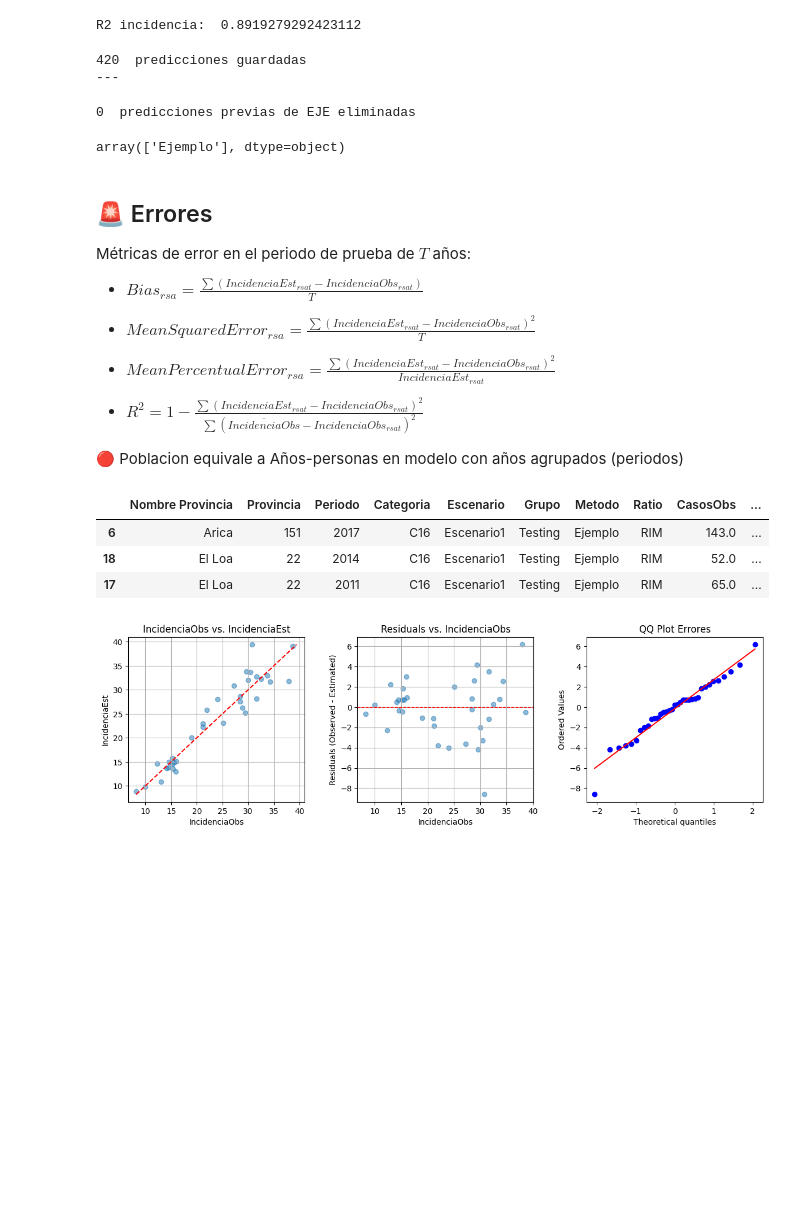
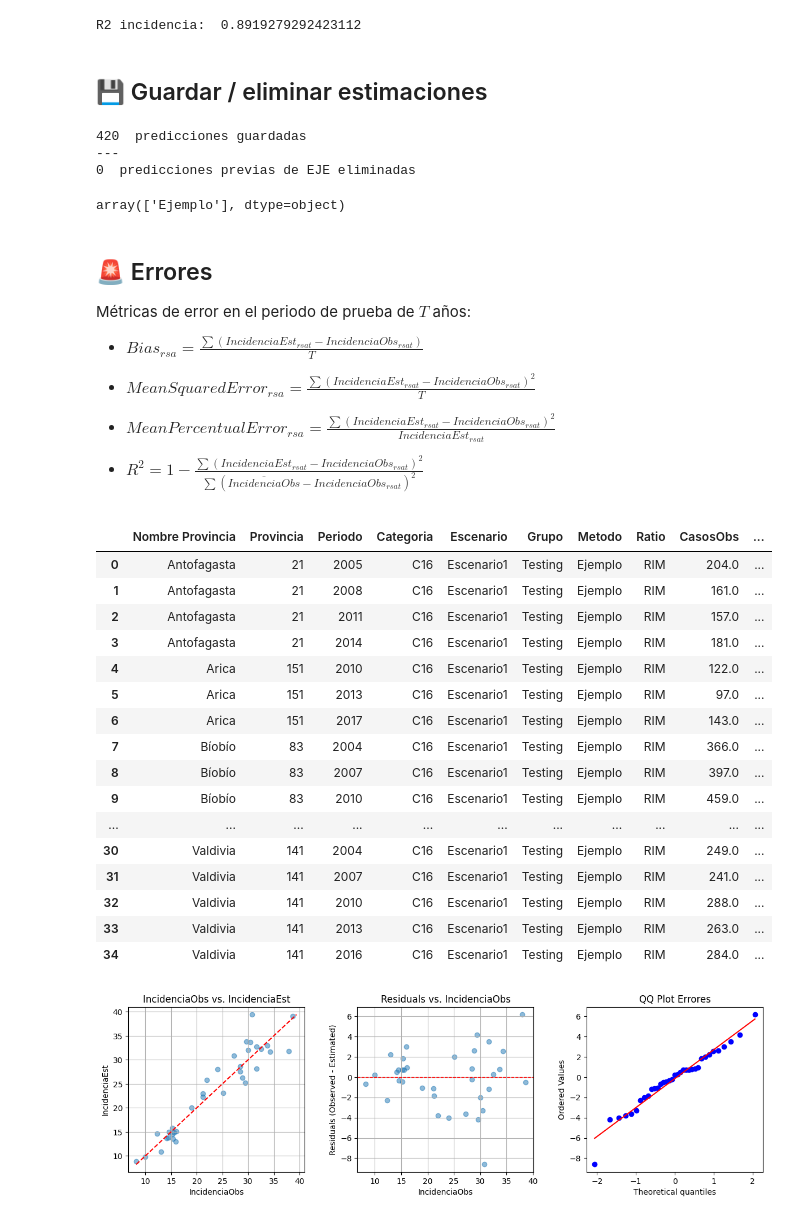
Before and after one commit to rlagosb/GastricCancerIncidence, a Jupyter notebook: 2_Methods_Evaluation.ipynb, the cells around one changed output. Saved outputs shown, nothing was run; the diff lists cells and outputs as text; code cells hidden in the pictures; blank space fills up the shorter version.

```diff
--- a/2_Methods_Evaluation.ipynb
+++ b/2_Methods_Evaluation.ipynb
@@ -357,8 +419,10 @@ plot_incidencia_proyectada(dataInc)
 # %% [output]
 [interactive output not drawn]
 R2 incidencia:  0.8919279292423112
+# %% [markdown]
+## 💾 Guardar / eliminar estimaciones
 # %%
-# @title Guardar Proyecciones
+# Guardar proyecciones del grupo de testing
 
 def guardar_proyecciones(data, RangoEdad, nombreMetodo, **kwargs):
 
@@ -380,25 +444,21 @@ def guardar_proyecciones(data, RangoEdad, nombreMetodo, **kwargs):
   print(predicciones[(predicciones.Metodo==nombreMetodo)&(predicciones.Escenario==data.Escenario.iloc[0])].shape[0],
         ' predicciones guardadas\n---')
 
+def remove_metodo(nombreMetodo):
+  df = pd.read_parquet(path_output + predicciones_file)
+  n = df[df.Metodo==nombreMetodo].shape[0]
+  df = df[df.Metodo != nombreMetodo]
+  print(n, f' predicciones previas de {nombreMetodo} eliminadas\n')
+  df.to_parquet(path_output + predicciones_file)
+  return df.Metodo.unique() #df[['Metodo','Ratio','Escenario']].value_counts(dropna=False,sort=False)
+
 guardar_proyecciones(dataInc, 'RangoEdad4080', nombreMetodo='Ejemplo')
+remove_metodo('EJE')
 # %% [output]
 420  predicciones guardadas
 ---
+0  predicciones previas de EJE eliminadas
+array(['Ejemplo'], dtype=object)
-# %%
-#@title Remover Metodo
-
-def remove_metodo(nombreMetodo):
-  df = pd.read_parquet(path_output + predicciones_file)
-  n = df[df.Metodo==nombreMetodo].shape[0]
-  df = df[df.Metodo != nombreMetodo]
-  print(n, f' predicciones previas de {nombreMetodo} eliminadas\n')
-  df.to_parquet(path_output + predicciones_file)
-  return df.Metodo.unique() #df[['Metodo','Ratio','Escenario']].value_counts(dropna=False,sort=False)
-
-remove_metodo('EJE')
-# %% [output]
-0  predicciones previas de EJE eliminadas
-array(['Ejemplo'], dtype=object)
 # %% [markdown]
 ## 🚨 Errores
 Métricas de error en el periodo de prueba de $T$ años:
@@ -410,42 +470,53 @@ Métricas de error en el periodo de prueba de $T$ años:
 - $Mean Percentual Error_{rsa} = \frac{\sum{(IncidenciaEst_{rsat} - IncidenciaObs_{rsat})^2}}{IncidenciaEst_{rsat}}$
 
 - $R^2 = 1 - \frac{\sum{(IncidenciaEst_{rsat} - IncidenciaObs_{rsat})^2}}{\sum{(\overline{IncidenciaObs} - IncidenciaObs_{rsat})^2}}$
-
-🔴 Poblacion equivale a Años-personas en modelo con años agrupados (periodos)
 # %%
 #@title Calcular Errores
 
 def calcular_errores(metodo=None): # a nivel de provincia
 
   # Cargar Predicciones
   df = pd.read_parquet(path_output + predicciones_file)
   if metodo is not None: df = df[df.Metodo==metodo]
 
   # Estimar Casos por estrato
   df['CasosObs'] = df['IncidenciaObs'] * df['Poblacion'] / HABS
   df['CasosEst'] = df['IncidenciaEst'] * df['Poblacion'] / HABS
 
   # Calcular incidencia anual de Provincias
   df = df.groupby(['Nombre Provincia','Provincia','Periodo','Categoria','Escenario','Grupo','Metodo','Ratio'],
                   dropna=False)[['CasosObs','CasosEst','Poblacion']].sum().reset_index()
   df['IncidenciaObs'] = df['CasosObs'] / df['Poblacion'] * HABS
   df['IncidenciaEst'] = df['CasosEst'] / df['Poblacion'] * HABS
 
   # Calcular errores
   df['Error'] = df['IncidenciaObs'] - df['IncidenciaEst']
   df['Error2'] = df['Error']**2
   df['ErrorPerc'] = abs(df['Error']) / df['IncidenciaObs']
   df.loc[df['IncidenciaObs']==0,'ErrorPerc'] = None
 
   return df
 
 errores = calcular_errores(metodo='Ejemplo')
-errores.sample(3)
+errores
 # %% [output]
 |  | Nombre Provincia | Provincia | Periodo | Categoria | Escenario | Grupo | Metodo | Ratio | CasosObs | ... |
+| 0 | Antofagasta | 21 | 2005 | C16 | Escenario1 | Testing | Ejemplo | RIM | 204.0 | ... |
+| 1 | Antofagasta | 21 | 2008 | C16 | Escenario1 | Testing | Ejemplo | RIM | 161.0 | ... |
+| 2 | Antofagasta | 21 | 2011 | C16 | Escenario1 | Testing | Ejemplo | RIM | 157.0 | ... |
+| 3 | Antofagasta | 21 | 2014 | C16 | Escenario1 | Testing | Ejemplo | RIM | 181.0 | ... |
+| 4 | Arica | 151 | 2010 | C16 | Escenario1 | Testing | Ejemplo | RIM | 122.0 | ... |
+| 5 | Arica | 151 | 2013 | C16 | Escenario1 | Testing | Ejemplo | RIM | 97.0 | ... |
 | 6 | Arica | 151 | 2017 | C16 | Escenario1 | Testing | Ejemplo | RIM | 143.0 | ... |
-| 18 | El Loa | 22 | 2014 | C16 | Escenario1 | Testing | Ejemplo | RIM | 52.0 | ... |
-| 17 | El Loa | 22 | 2011 | C16 | Escenario1 | Testing | Ejemplo | RIM | 65.0 | ... |
+| 7 | Bíobío | 83 | 2004 | C16 | Escenario1 | Testing | Ejemplo | RIM | 366.0 | ... |
+| 8 | Bíobío | 83 | 2007 | C16 | Escenario1 | Testing | Ejemplo | RIM | 397.0 | ... |
+| 9 | Bíobío | 83 | 2010 | C16 | Escenario1 | Testing | Ejemplo | RIM | 459.0 | ... |
+| ... | ... | ... | ... | ... | ... | ... | ... | ... | ... | ... |
+| 30 | Valdivia | 141 | 2004 | C16 | Escenario1 | Testing | Ejemplo | RIM | 249.0 | ... |
+| 31 | Valdivia | 141 | 2007 | C16 | Escenario1 | Testing | Ejemplo | RIM | 241.0 | ... |
+| 32 | Valdivia | 141 | 2010 | C16 | Escenario1 | Testing | Ejemplo | RIM | 288.0 | ... |
+| 33 | Valdivia | 141 | 2013 | C16 | Escenario1 | Testing | Ejemplo | RIM | 263.0 | ... |
+| 34 | Valdivia | 141 | 2016 | C16 | Escenario1 | Testing | Ejemplo | RIM | 284.0 | ... |
 # %%
 # @title QQ plot (escenario 1)
 
```
Also changed, not shown: parts of 41 cells of this notebook.
